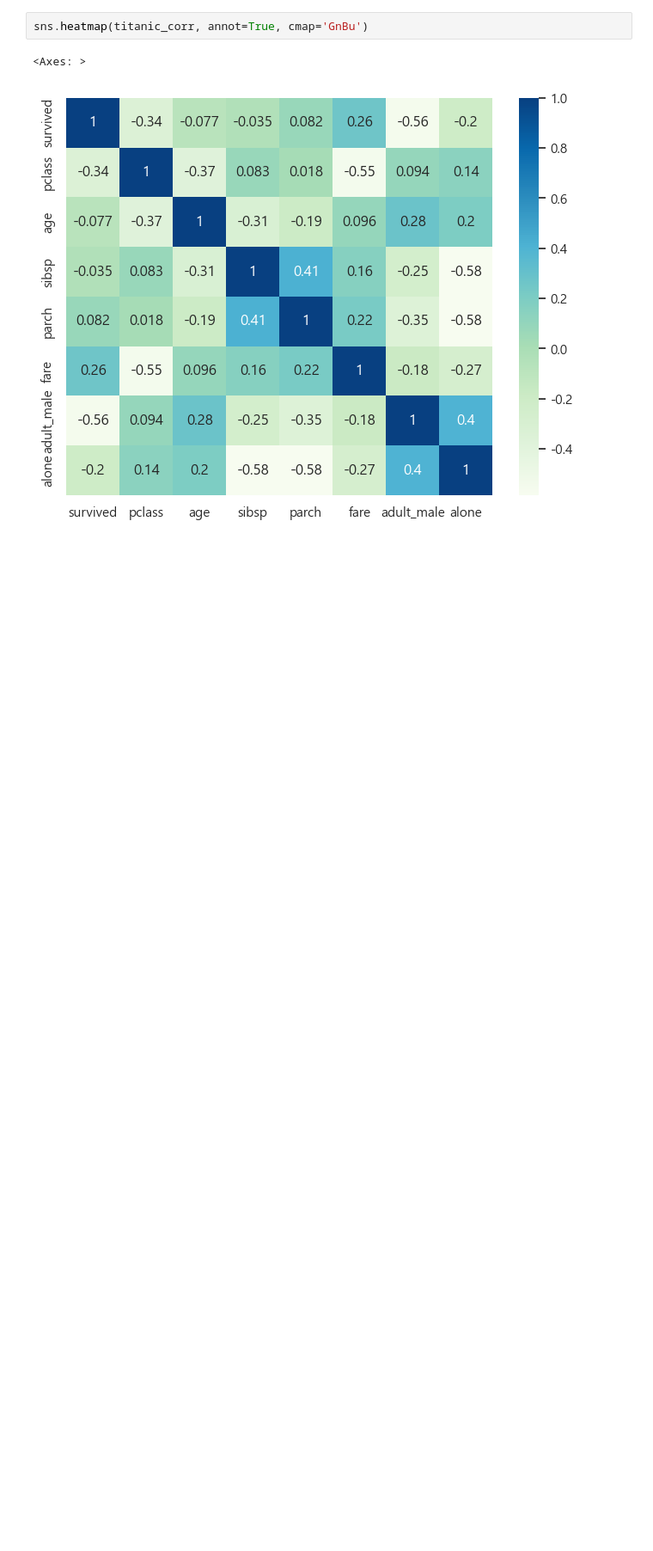
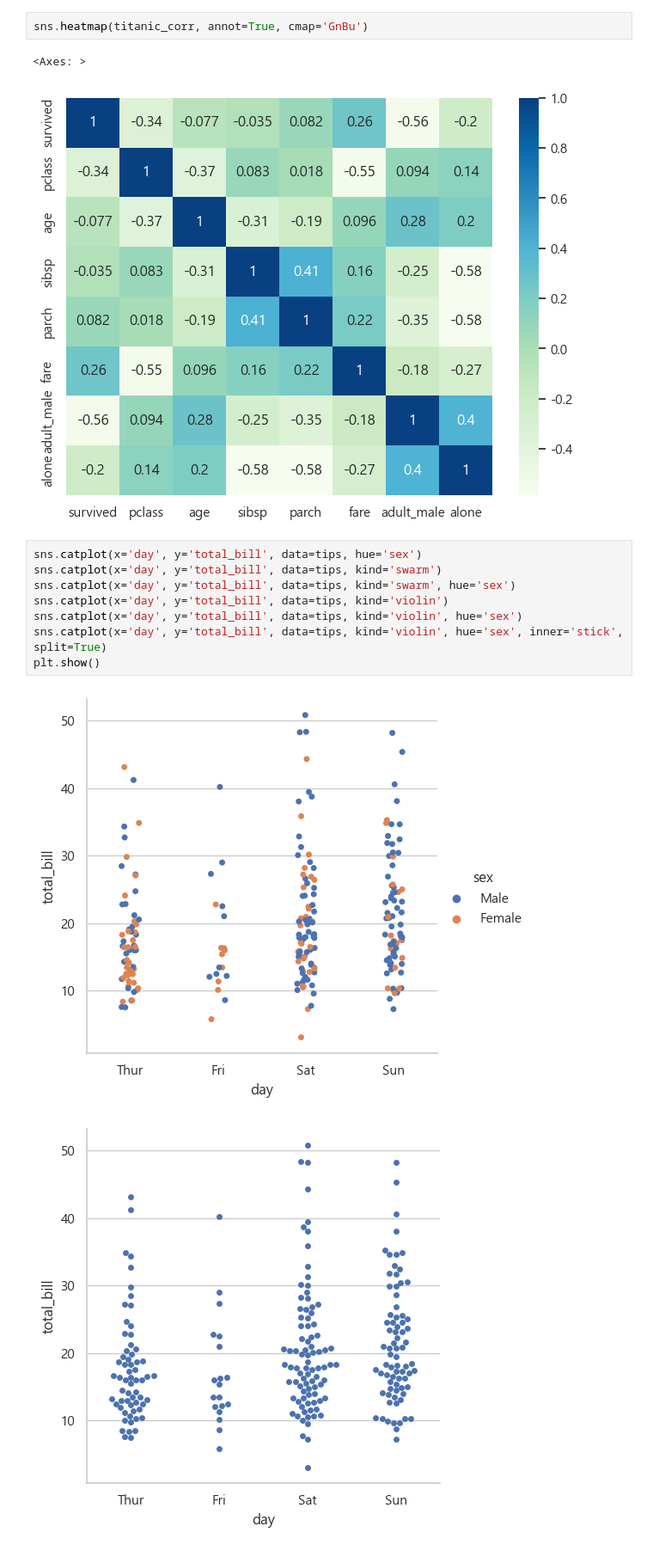
Before and after one commit to jimpak/pjm, a Jupyter notebook: bitc/bigdata_analysis&visualization/bigdata_pro/seabornTest.ipynb, the cells around one changed output. Shown at 86% size. Saved outputs shown, nothing was run; the diff lists cells and outputs as text; blank space fills up the shorter version.

```diff
--- a/bitc/bigdata_analysis&visualization/bigdata_pro/seabornTest.ipynb
+++ b/bitc/bigdata_analysis&visualization/bigdata_pro/seabornTest.ipynb
@@ -183,3 +181,14 @@ sns.heatmap(titanic_corr, annot=True, cmap='GnBu')
 # %% [output]
 <Axes: >
 [figure]
+# %%
+sns.catplot(x='day', y='total_bill', data=tips, hue='sex')
+sns.catplot(x='day', y='total_bill', data=tips, kind='swarm')
+sns.catplot(x='day', y='total_bill', data=tips, kind='swarm', hue='sex')
+sns.catplot(x='day', y='total_bill', data=tips, kind='violin')
+sns.catplot(x='day', y='total_bill', data=tips, kind='violin', hue='sex')
+sns.catplot(x='day', y='total_bill', data=tips, kind='violin', hue='sex', inner='stick', split=True)
+plt.show()
+# %% [output]
+[figure, added]
+[figure, added]
```
Also changed, not shown: parts of 14 cells of this notebook, 11 other files.
